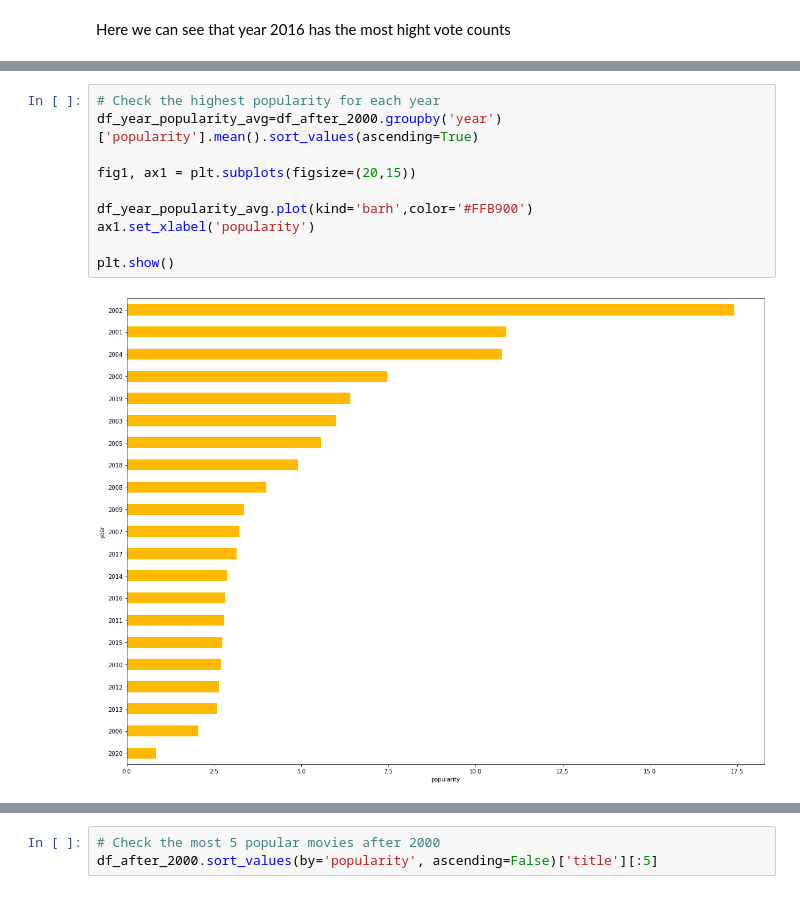
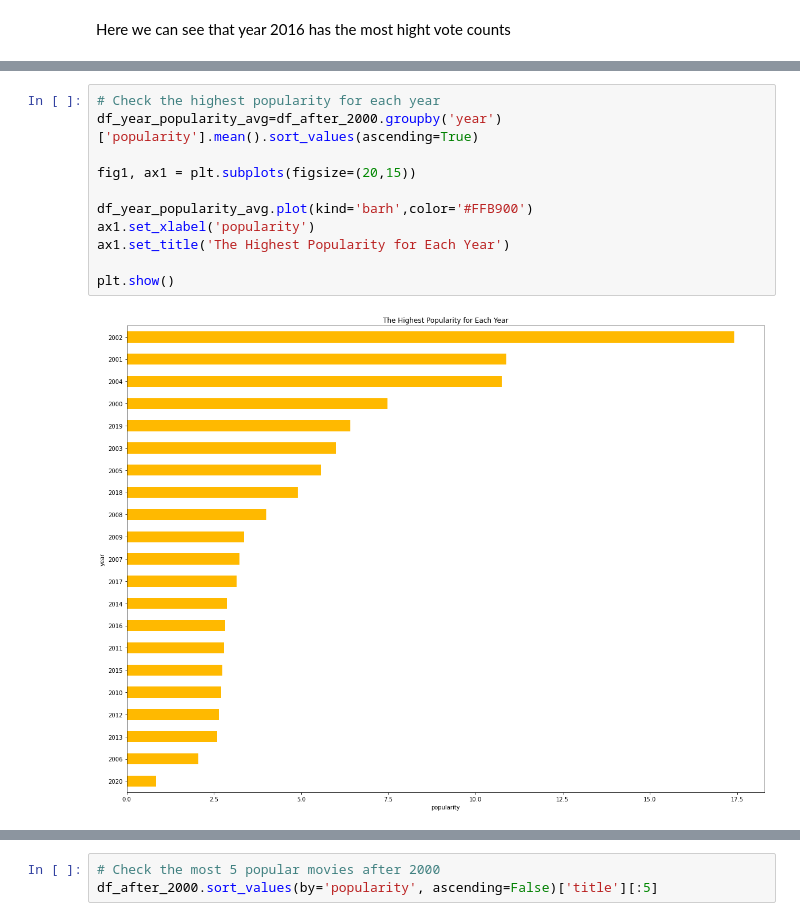
Before and after one commit to epradojr/Microsoft-Movie-Studio-Business-Proposition, a Jupyter notebook: tmdb data after 2000.ipynb, the cells around one changed output, grey strips where cells are left out. Drawn from its saved outputs; the diff is of its cells as text.

```diff
--- a/tmdb data after 2000.ipynb
+++ b/tmdb data after 2000.ipynb
@@ -248,15 +250,16 @@ plt.show()
 # %%
 # Check the highest popularity for each year
 df_year_popularity_avg=df_after_2000.groupby('year')['popularity'].mean().sort_values(ascending=True)
 
 fig1, ax1 = plt.subplots(figsize=(20,15))
 
 df_year_popularity_avg.plot(kind='barh',color='#FFB900')
 ax1.set_xlabel('popularity')
+ax1.set_title('The Highest Popularity for Each Year')
 
 plt.show()
 # %% [output]
-[figure, old version]
+[figure, new version]
 # %%
 fig1, ax1 = plt.subplots(figsize=(10,10))
 
```
Also changed, not shown: parts of 4 cells of this notebook.
